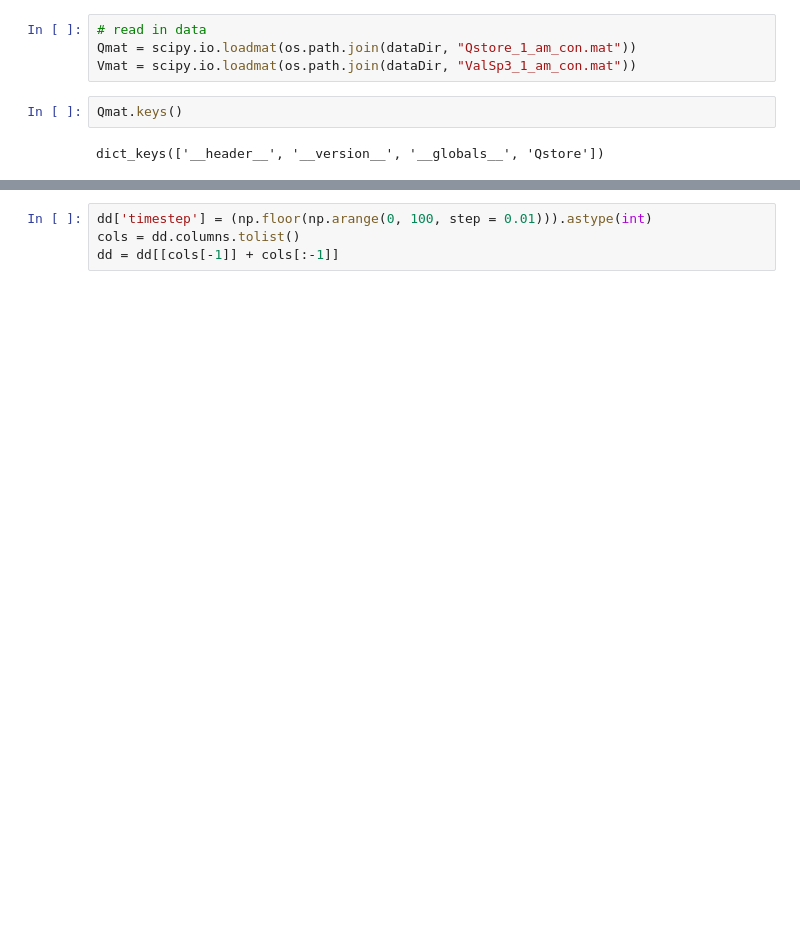
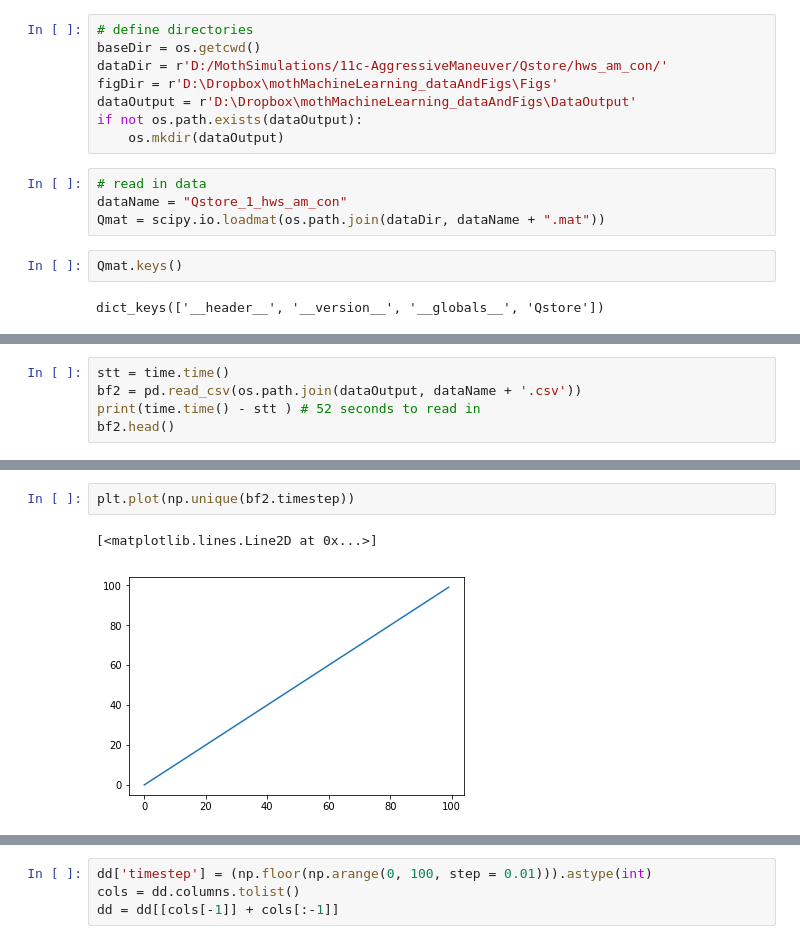
Before and after one commit to oliviatessa/MothMachineLearning, a Jupyter notebook: Train NN with large dataset.ipynb, the cells around one changed output, grey strips where cells are left out. Drawn from its saved outputs; the diff is of its cells as text; blank space fills up the shorter version.

Commit message:
read in new data

```diff
--- a/Train NN with large dataset.ipynb
+++ b/Train NN with large dataset.ipynb
@@ -29,7 +25,15 @@ figDir = '/Users/cswitzer/Dropbox/mothMachineLearning_dataAndFigs/Figs/'
+# %%
+# define directories
+baseDir = os.getcwd()
+dataDir = r'D:/MothSimulations/11c-AggressiveManeuver/Qstore/hws_am_con/'
+figDir = r'D:\Dropbox\mothMachineLearning_dataAndFigs\Figs'
+dataOutput = r'D:\Dropbox\mothMachineLearning_dataAndFigs\DataOutput'
+if not os.path.exists(dataOutput):
+    os.mkdir(dataOutput)
 # %%
 # read in data
-Qmat = scipy.io.loadmat(os.path.join(dataDir, "Qstore_1_am_con.mat"))
-Vmat = scipy.io.loadmat(os.path.join(dataDir, "ValSp3_1_am_con.mat"))
+dataName = "Qstore_1_hws_am_con"
+Qmat = scipy.io.loadmat(os.path.join(dataDir, dataName + ".mat"))
 # %%
 Qmat.keys()
 # %% [output]
@@ -49,0 +252,5 @@ print(dd.shape)
+# %%
+stt = time.time()
+bf2 = pd.read_csv(os.path.join(dataOutput, dataName + '.csv'))
+print(time.time() - stt ) # 52 seconds to read in
+bf2.head()
@@ -49,0 +265,5 @@ print(dd.shape)
+# %%
+plt.plot(np.unique(bf2.timestep))
+# %% [output]
+[<matplotlib.lines.Line2D at 0x...>]
+[figure, added]
```
Also changed, not shown: parts of 65 cells of this notebook, 2 other files.
